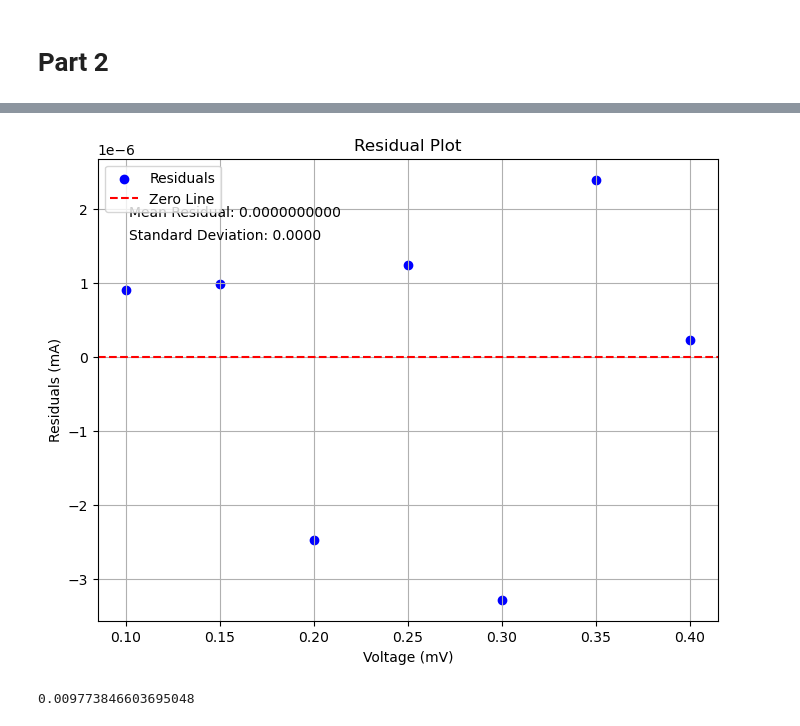
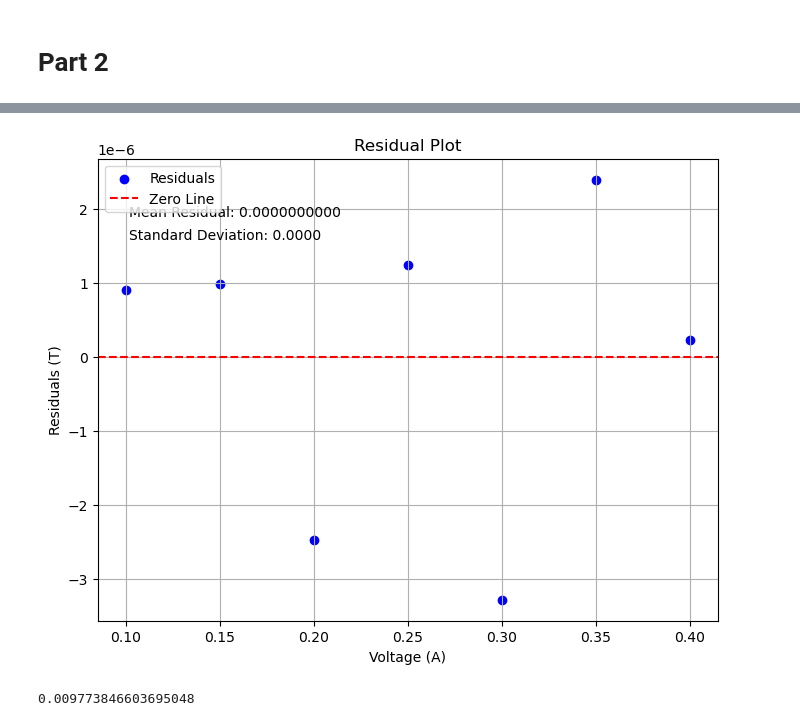
Before and after one commit to Faith-Qiao/physics5bl, a Jupyter notebook: capstone/part2.ipynb, the cells around one changed output, grey strips where cells are left out. Saved outputs shown, nothing was run; the diff lists cells and outputs as text; code cells hidden in the pictures.

```diff
--- a/capstone/part2.ipynb
+++ b/capstone/part2.ipynb
@@ -68,33 +68,33 @@ Chi-Squared: 1.73e+01
 # %%
 
 # Perform linear regression
 slope, intercept, r_value, p_value, std_err = linregress(x, y)
 
 # Calculate predicted y values (fitted values)
 y_pred = slope * x + intercept
 
 # Calculate residuals
 residuals = y - y_pred
 
 # Plot the residuals
 plt.figure(figsize=(8, 6))
 plt.scatter(x, residuals, color='blue', label='Residuals')
 plt.axhline(0, color='red', linestyle='--', label='Zero Line')
-plt.xlabel('Voltage (mV)')
-plt.ylabel('Residuals (mA)')
+plt.xlabel('Voltage (A)')
+plt.ylabel('Residuals (T)')
 plt.title('Residual Plot')
 plt.legend()
 
 # Annotate with some residual stats
 plt.text(0.05, 0.90, f'Mean Residual: {np.mean(residuals):.10f}',
          transform=plt.gca().transAxes, fontsize=10, verticalalignment='top')
 plt.text(0.05, 0.85, f'Standard Deviation: {np.std(residuals):.4f}',
          transform=plt.gca().transAxes, fontsize=10, verticalalignment='top')
 
 plt.grid()
 plt.show()
 # %% [output]
-[figure, old version]
+[figure, new version]
 # %%
 mu0 = 4*math.pi*10**(-7)
 mu0*7777.78
```
Also changed, not shown: parts of 1 cell of this notebook, 1 other file.
